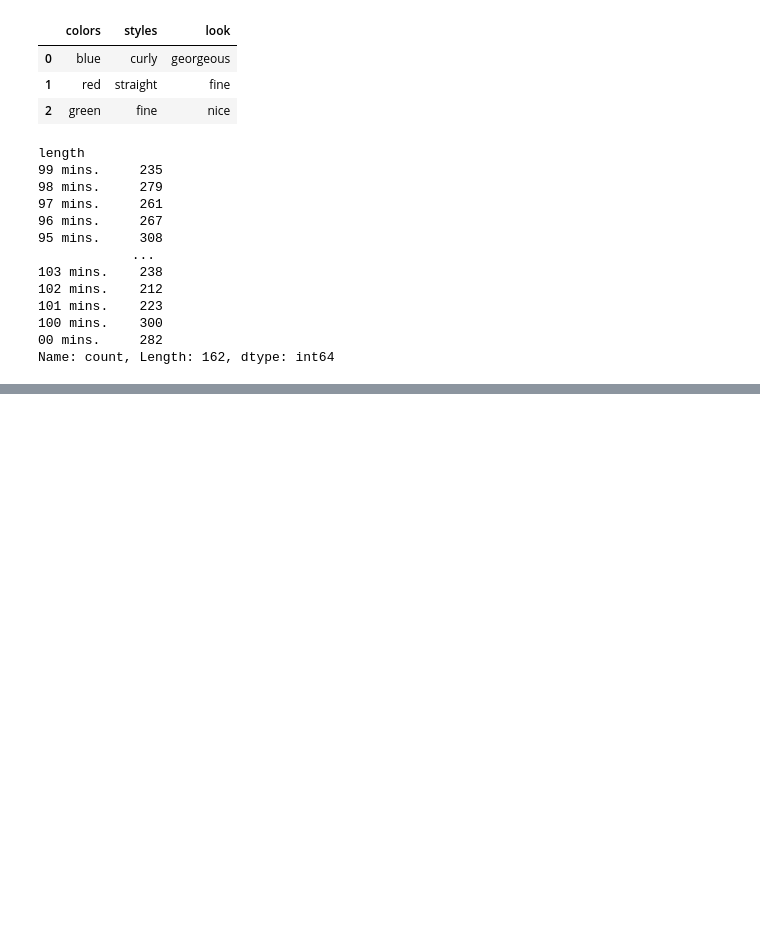
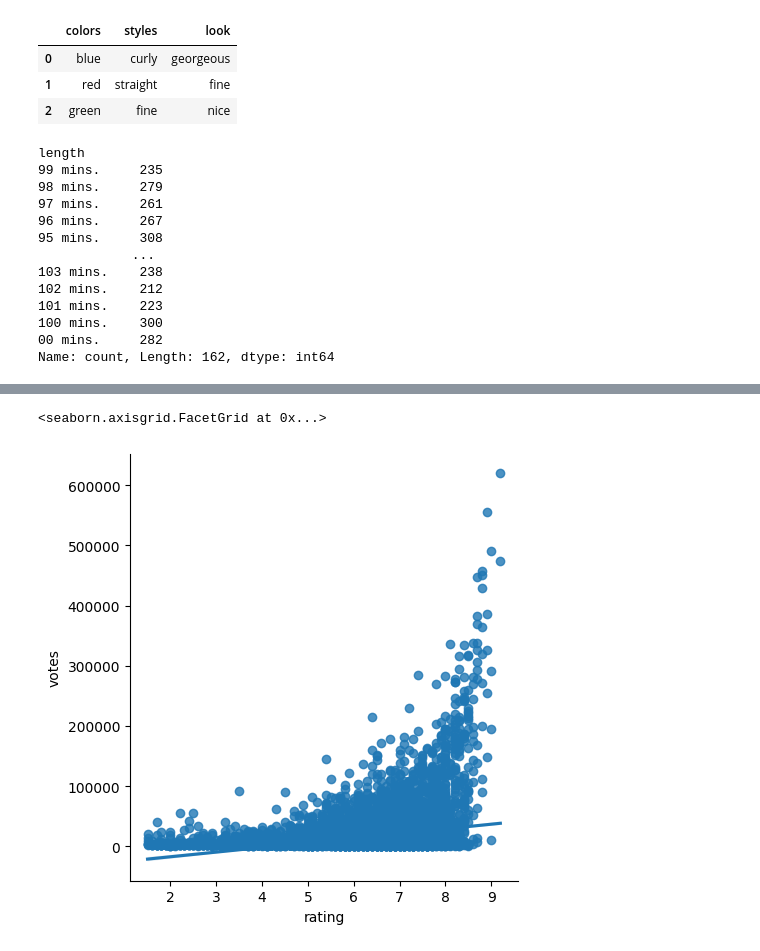
Before and after one commit to abrarishere/PythonLearning2, a Jupyter notebook: python_juypter_files/data_analysis_intro.ipynb, the cells around one changed output, grey strips where cells are left out. Saved outputs shown, nothing was run; the diff lists cells and outputs as text; code cells hidden in the pictures; blank space fills up the shorter version.

```diff
--- a/python_juypter_files/data_analysis_intro.ipynb
+++ b/python_juypter_files/data_analysis_intro.ipynb
@@ -92,0 +112,5 @@ Name: count, Length: 162, dtype: int64
+# %%
+sns.lmplot(x='rating', y='votes', data=data)
+# %% [output]
+<seaborn.axisgrid.FacetGrid at 0x...>
+[figure, added]
```
Also changed, not shown: parts of 6 cells of this notebook.
